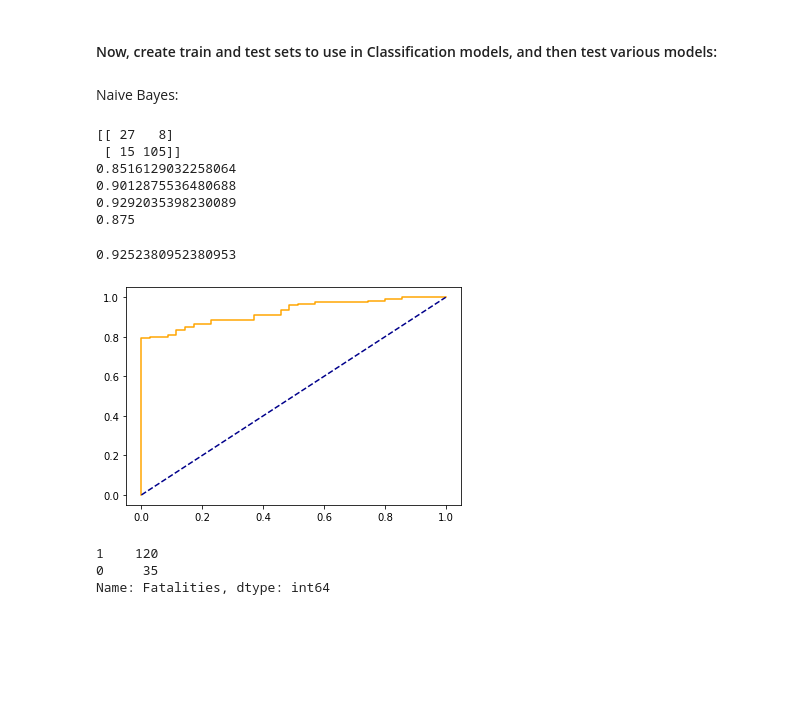
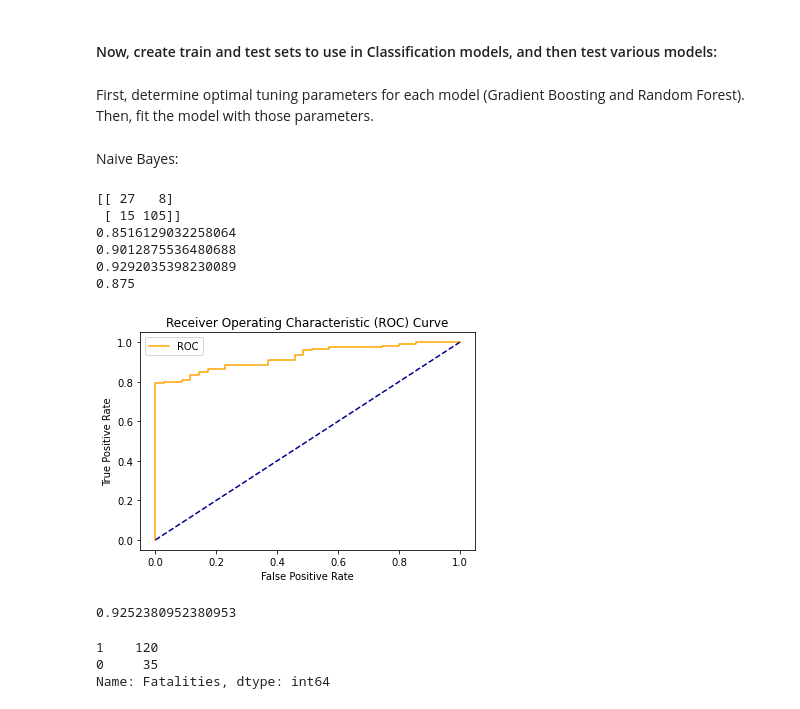
Before and after one commit to trgrimm/Earthquake_Fatality_Prediction, a Jupyter notebook: Earthquake Models.ipynb, the cells around one changed output. Cells and saved outputs as stored; diff of their text form; code cells hidden in the pictures; blank space fills up the shorter version.

```diff
--- a/Earthquake Models.ipynb
+++ b/Earthquake Models.ipynb
@@ -538,3 +538,12 @@ y_train = (train['Fatalities']>0).astype(int)
 y_test = (test['Fatalities']>0).astype(int)
 X_train = train[['Lat.', 'Long.', 'Magnitude', 'Month', 'Hour']]
 X_test = test[['Lat.', 'Long.', 'Magnitude', 'Month', 'Hour']]
+# %%
+def plot_roc_curve(fpr, tpr):
+    plt.plot(fpr, tpr, color='orange', label='ROC')
+    plt.plot([0, 1], [0, 1], color='darkblue', linestyle='--')
+    plt.xlabel('False Positive Rate')
+    plt.ylabel('True Positive Rate')
+    plt.title('Receiver Operating Characteristic (ROC) Curve')
+    plt.legend()
+    plt.show()
@@ -541,35 +558,36 @@ X_test = test[['Lat.', 'Long.', 'Magnitude', 'Month', 'Hour']]
+# %% [markdown]
+First, determine optimal tuning parameters for each model (Gradient Boosting and Random Forest). Then, fit the model with those parameters.
 # %% [markdown]
 Naive Bayes:
 # %%
 nb = GaussianNB()
 
 nb.fit(X_train, y_train)
 
 nb_preds = nb.predict(X_test)
 
 y_test
 
 print(confusion_matrix(y_test, nb_preds))
 
 print(accuracy_score(y_test, nb_preds))
 print(f1_score(y_test, nb_preds))
 print(precision_score(y_test, nb_preds))
 print(recall_score(y_test, nb_preds))
 
 y_prob = nb.predict_proba(X_test)[:,1]
 fpr, tpr, thresh = roc_curve(y_test, y_prob)
-plt.plot(fpr, tpr, color='orange', label='ROC')
-plt.plot([0, 1], [0, 1], color='darkblue', linestyle='--')
+plot_roc_curve(fpr,tpr)
 roc_auc_score(y_test, y_prob)
 # %% [output]
 [[ 27   8]
  [ 15 105]]
 0.8516129032258064
 0.9012875536480688
 0.9292035398230089
 0.875
+[figure, new version]
 0.9252380952380953
-[figure, old version]
 # %%
 y_test.value_counts()
 # In the test set, 117 had fatalities and 38 had no fatalities.
```
Also changed, not shown: parts of 8 cells of this notebook.
